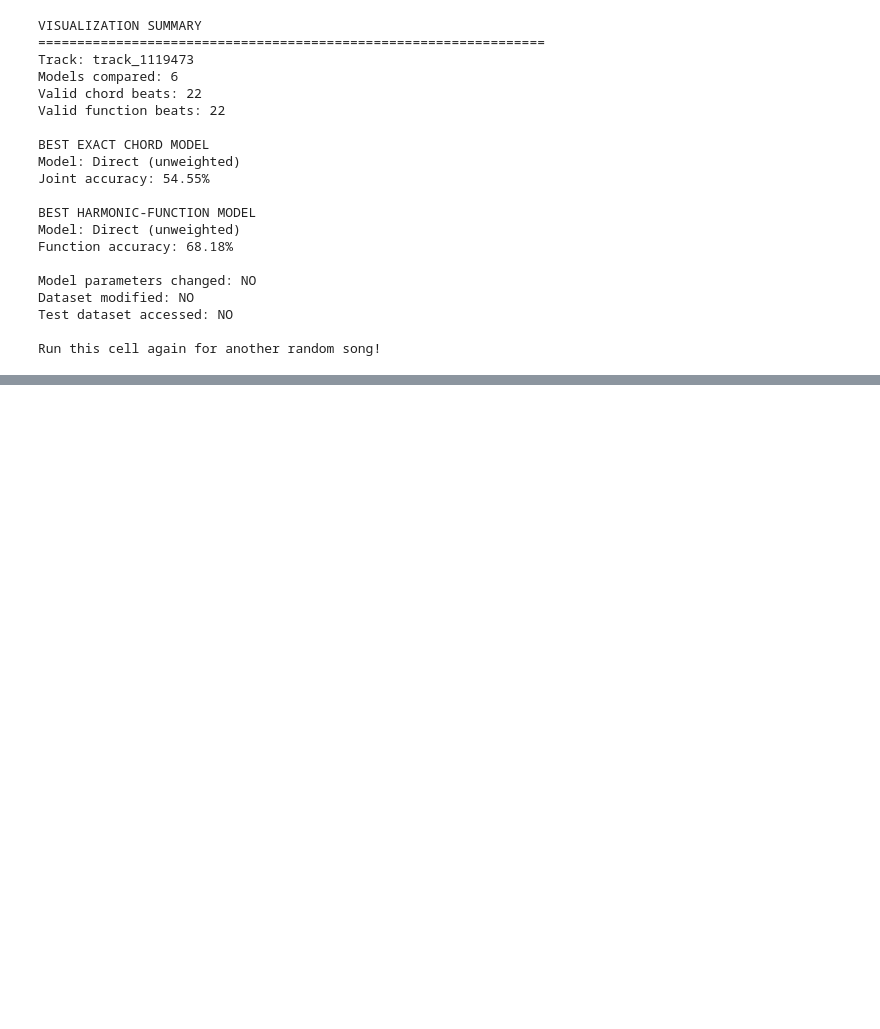
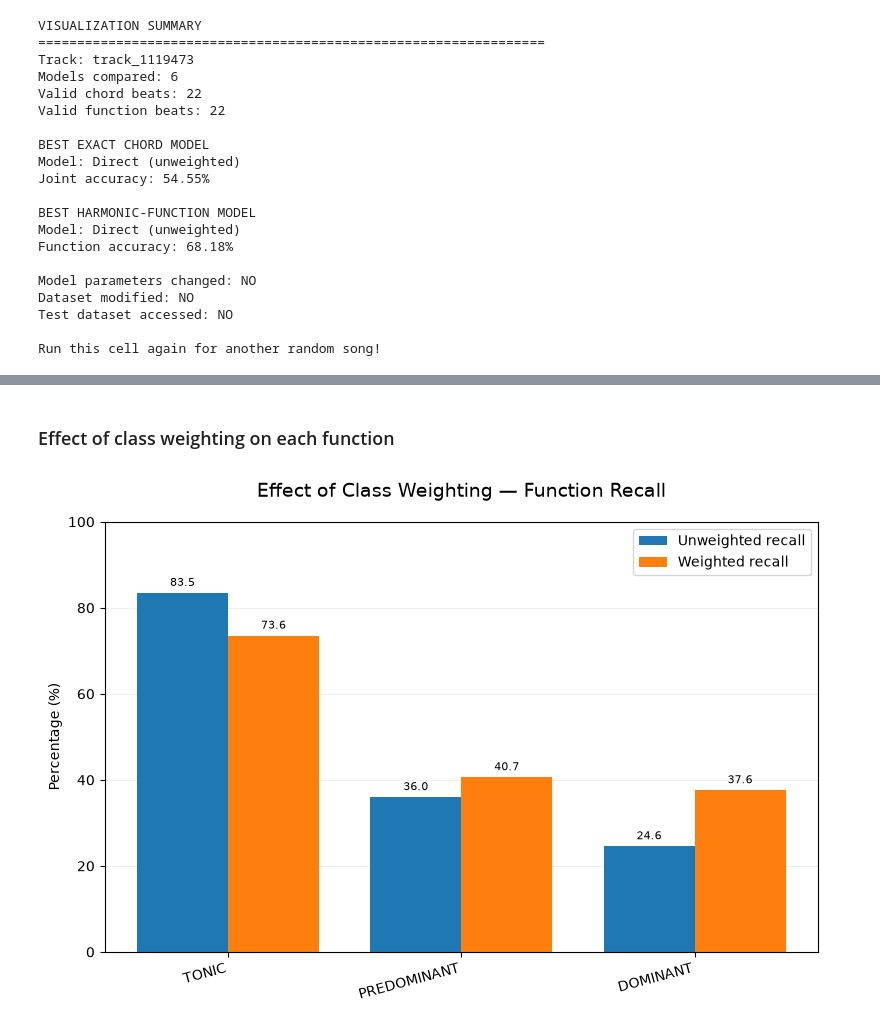
Before and after one commit to SYNCODE-SLIIT/J26-DS-339, a Jupyter notebook: experiments/pasan/notebooks/03_phase3_transformer_development.ipynb, the cells around one changed output, grey strips where cells are left out. Saved outputs shown, nothing was run; the diff lists cells and outputs as text; code cells hidden in the pictures; blank space fills up the shorter version.

```diff
--- a/experiments/pasan/notebooks/03_phase3_transformer_development.ipynb
+++ b/experiments/pasan/notebooks/03_phase3_transformer_development.ipynb
@@ -22355,0 +23523,13 @@ Run this cell again for another random song!
+# %% [markdown]
+### Effect of class weighting on each function
+# %%
+
+p3_plot_grouped(
+    function_class_ablation_df,
+    "Function",
+    ["Unweighted recall", "Weighted recall"],
+    "Effect of Class Weighting — Function Recall",
+    ymax=100
+)
+# %% [output]
+[figure, added]
```
Also changed, not shown: parts of 18 cells of this notebook, 11 other files.
